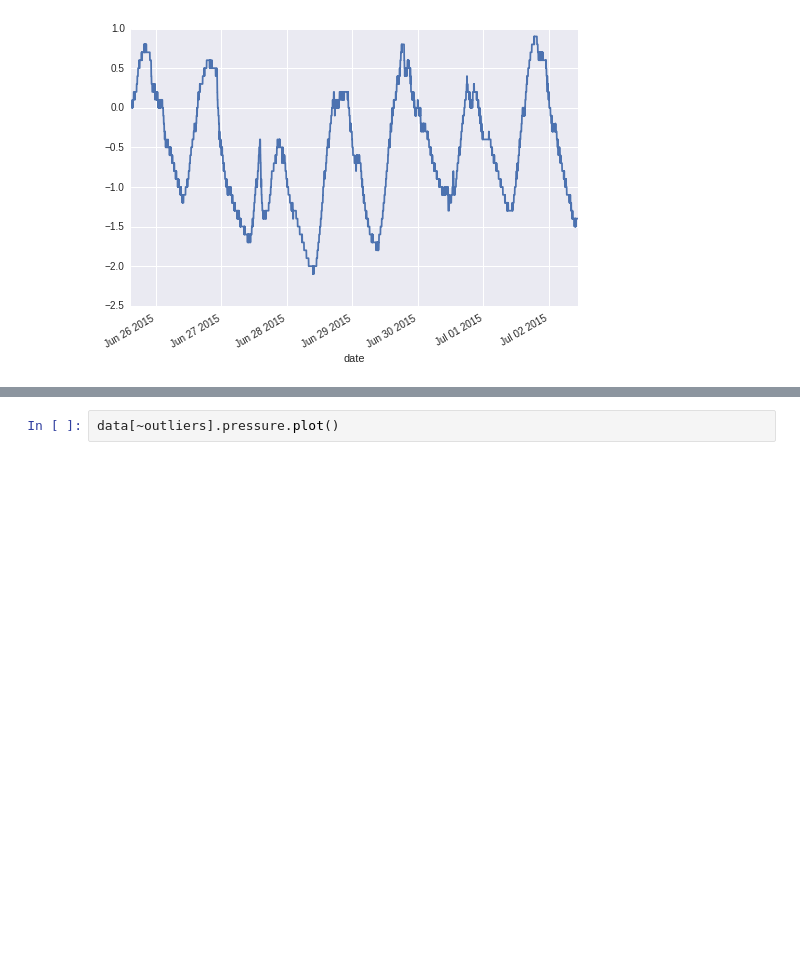
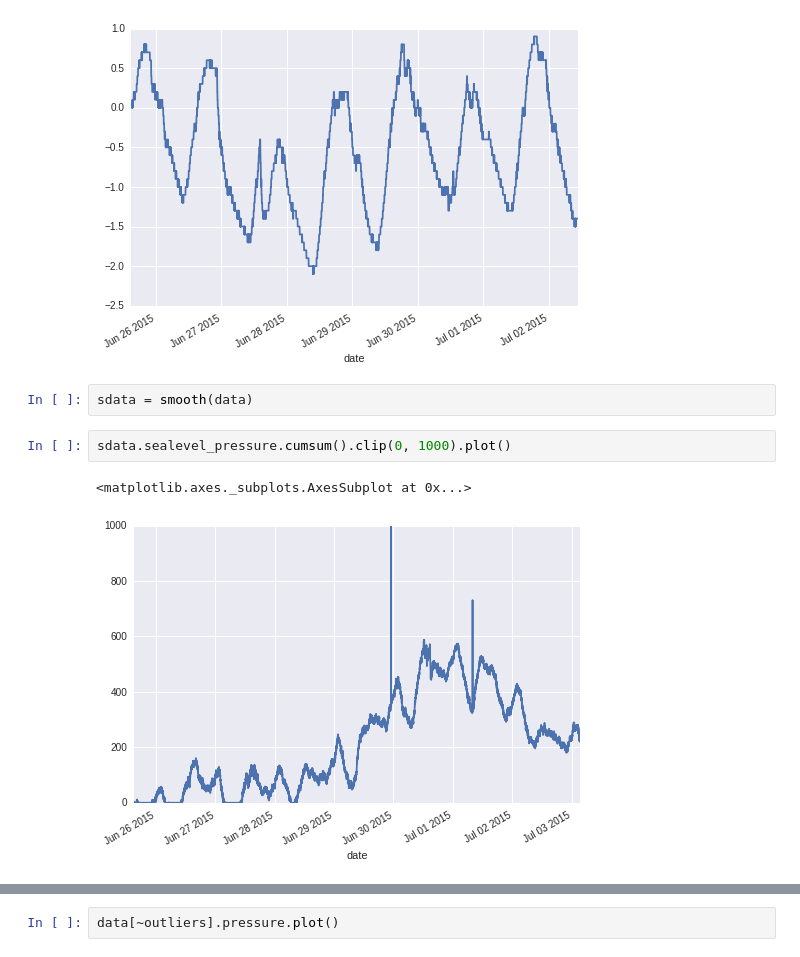
Before and after one commit to peakrisk/peakrisk, a Jupyter notebook: posts/weather-station.ipynb, the cells around one changed output, grey strips where cells are left out. Saved outputs shown, nothing was run; the diff lists cells and outputs as text; blank space fills up the shorter version.

```diff
--- a/posts/weather-station.ipynb
+++ b/posts/weather-station.ipynb
@@ -99,3 +99,10 @@ smooth(data).temp.cumsum().plot()
 # %% [output]
 <matplotlib.axes._subplots.AxesSubplot at 0x...>
 [figure]
+# %%
+sdata = smooth(data)
+# %%
+sdata.sealevel_pressure.cumsum().clip(0, 1000).plot()
+# %% [output]
+<matplotlib.axes._subplots.AxesSubplot at 0x...>
+[figure, added]
```
Also changed, not shown: parts of 1 cell of this notebook.
